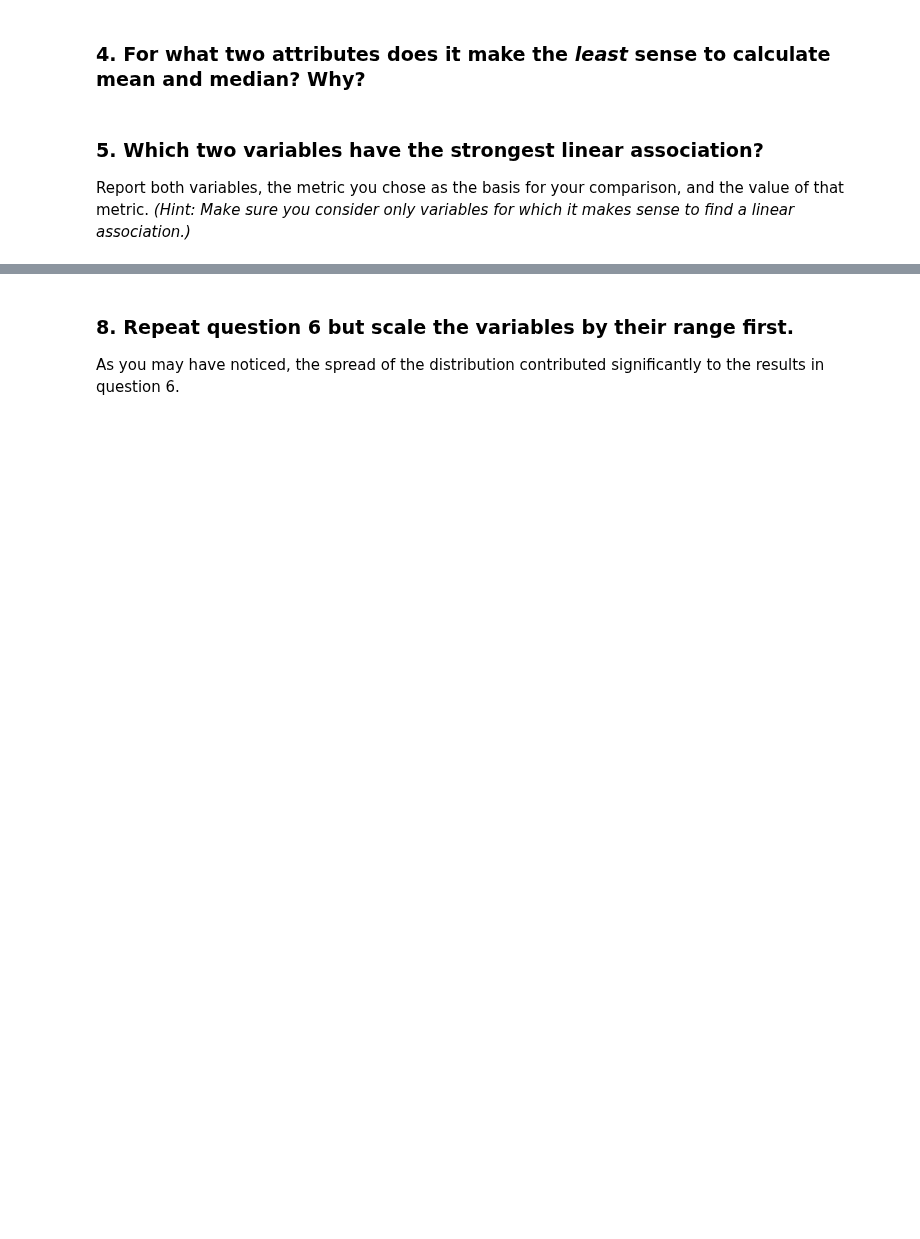
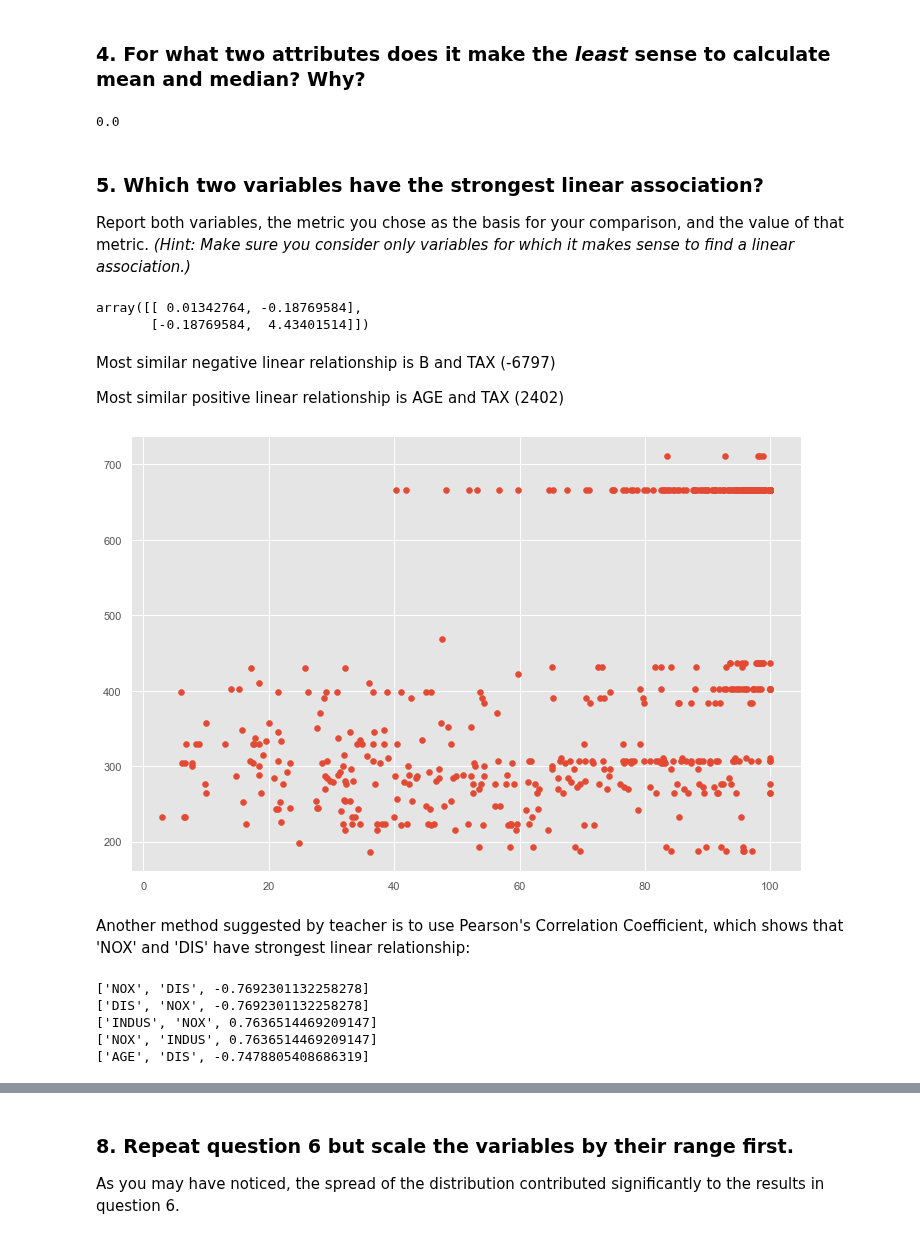
Before and after one commit to ShelyBhogal/data-science, a Jupyter notebook: 07-statistics-refresher/practice/statistics-describing_data-lab-master/loading-and-describing-data.ipynb, the cells around one changed output, grey strips where cells are left out. Drawn from its saved outputs; the diff is of its cells as text; code cells hidden in the pictures; blank space fills up the shorter version.

```diff
--- a/07-statistics-refresher/practice/statistics-describing_data-lab-master/loading-and-describing-data.ipynb
+++ b/07-statistics-refresher/practice/statistics-describing_data-lab-master/loading-and-describing-data.ipynb
@@ -130,3 +145,11 @@ np.max(housing_dict['CRIM'])
+# %%
+# A:
+# 'CHAS' is binary classification, 0 or 1
+# 'RAD' is classification index (9 unique values)
+
+np.median(housing_dict['CHAS'])
+# %% [output]
+0.0
 # %% [markdown]
 ### 5. Which two variables have the strongest linear association?
 
@@ -133,0 +163,24 @@ Report both variables, the metric you chose as the basis for your comparison, an
+# %%
+covariance_matrix(housing_dict['NOX'], housing_dict['DIS'])
+# %% [output]
+array([[ 0.01342764, -0.18769584],
+       [-0.18769584,  4.43401514]])
+# %% [markdown]
+Most similar negative linear relationship is B and TAX (-6797)
+
+Most similar positive linear relationship is AGE and TAX (2402)
+# %%
+# visual scatter plot to see relationship
+import seaborn as sns
+import matplotlib.pyplot as plt
+%matplotlib inline
+
+plt.style.use('ggplot')
+plt.rcParams['figure.figsize'] = (12, 8)
+
+plt.scatter(housing_dict['AGE'], housing_dict['TAX'])
+plt.show;
+# %% [output]
+[figure, added]
+# %% [markdown]
+Another method suggested by teacher is to use Pearson's Correlation Coefficient, which shows that 'NOX' and 'DIS' have strongest linear relationship:
@@ -135,0 +203,10 @@ Report both variables, the metric you chose as the basis for your comparison, an
+# %%
+# Loop through the sorted list to nicely output top 5 results, showing 'NOX' and 'DIS' to have strongest linear relationship
+for i in range(5):
+    print(sort_rel[i])
+# %% [output]
+['NOX', 'DIS', -0.7692301132258278]
+['DIS', 'NOX', -0.7692301132258278]
+['INDUS', 'NOX', 0.7636514469209147]
+['NOX', 'INDUS', 0.7636514469209147]
+['AGE', 'DIS', -0.7478805408686319]
```
Also changed, not shown: parts of 37 cells of this notebook.
